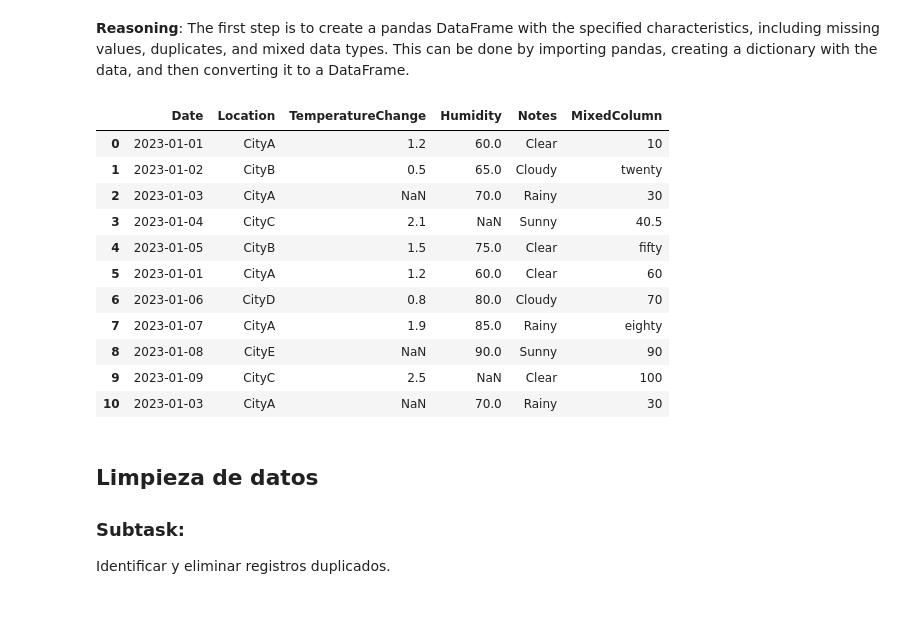
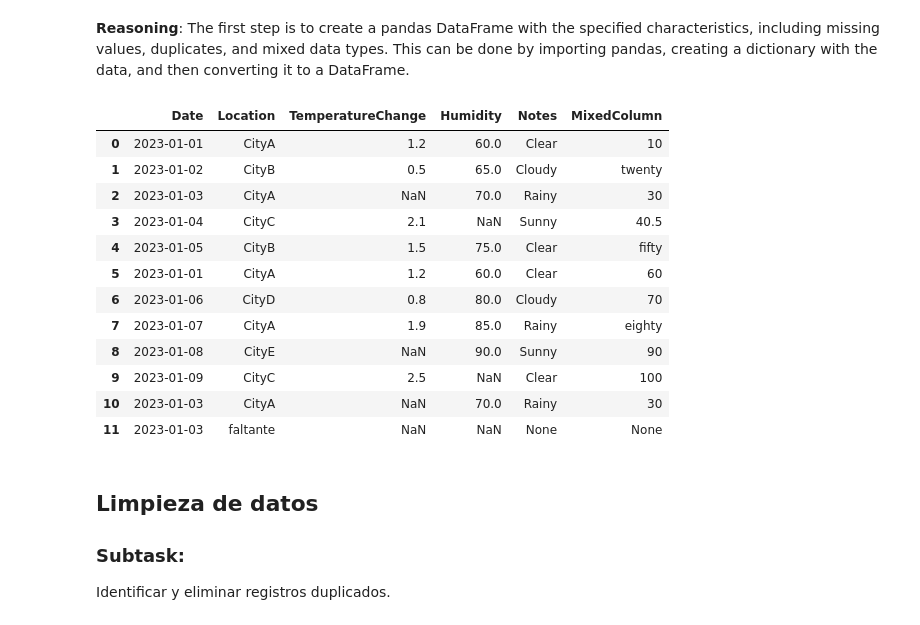
Before and after one commit to edilyrosa/Ccs-Datos-Py-Viernes, a Jupyter notebook: Untitled2.ipynb, the cells around one changed output. Drawn from its saved outputs; the diff is of its cells as text; code cells hidden in the pictures.

```diff
--- a/Untitled2.ipynb
+++ b/Untitled2.ipynb
@@ -12,45 +38,38 @@ Generar un DataFrame de pandas con datos de cambio de temperatura que incluya va
 **Reasoning**:
 The first step is to create a pandas DataFrame with the specified characteristics, including missing values, duplicates, and mixed data types. This can be done by importing pandas, creating a dictionary with the data, and then converting it to a DataFrame.
 # %%
+
 import pandas as pd
 import numpy as np
 
 data = {
-    'Date': ['2023-01-01', '2023-01-02', '2023-01-03', '2023-01-04', '2023-01-05',
-             '2023-01-01', '2023-01-06', '2023-01-07', '2023-01-08', '2023-01-09',
-             '2023-01-03'],
-    'Location': ['CityA', 'CityB', 'CityA', 'CityC', 'CityB',
-                 'CityA', 'CityD', 'CityA', 'CityE', 'CityC',
-                 'CityA'],
-    'TemperatureChange': [1.2, 0.5, None, 2.1, 1.5,
-                          1.2, 0.8, 1.9, None, 2.5,
-                          None],
-    'Humidity': [60, 65, 70, None, 75,
-                 60, 80, 85, 90, None,
-                 70],
-    'Notes': ['Clear', 'Cloudy', 'Rainy', 'Sunny', 'Clear',
-              'Clear', 'Cloudy', 'Rainy', 'Sunny', 'Clear',
-              'Rainy'],
-    'MixedColumn': [10, 'twenty', 30, 40.5, 'fifty',
-                   60, 70, 'eighty', 90, 100,
-                   30]
+    'Date': ['2023-01-01', '2023-01-02', '2023-01-03', '2023-01-04', '2023-01-05','2023-01-01', '2023-01-06',
+             '2023-01-07', '2023-01-08', '2023-01-09','2023-01-03', '2023-01-03'],
+    'Location': ['CityA', 'CityB', 'CityA', 'CityC', 'CityB', 'CityA', 'CityD', 'CityA', 'CityE', 'CityC', 'CityA', 'faltante'],
+    'TemperatureChange': [1.2, 0.5, None, 2.1, 1.5, 1.2, 0.8, 1.9, None, 2.5, None, None],
+    'Humidity': [60, 65, 70, None, 75, 60, 80, 85, 90, None, 70, None],
+    'Notes': ['Clear', 'Cloudy', 'Rainy', 'Sunny', 'Clear', 'Clear', 'Cloudy', 'Rainy', 'Sunny', 'Clear', 'Rainy', None],
+    'MixedColumn': [10, 'twenty', 30, 40.5, 'fifty', 60, 70, 'eighty', 90, 100, 30, None]
 }
 
+# 1. CREAMOS EL DATAFRAME
 df = pd.DataFrame(data)
+# 2. MOSTRAMOS EL DATAFRAME
 display(df)
 # %% [output]
 |  | Date | Location | TemperatureChange | Humidity | Notes | MixedColumn |
 | 0 | 2023-01-01 | CityA | 1.2 | 60.0 | Clear | 10 |
 | 1 | 2023-01-02 | CityB | 0.5 | 65.0 | Cloudy | twenty |
 | 2 | 2023-01-03 | CityA | NaN | 70.0 | Rainy | 30 |
 | 3 | 2023-01-04 | CityC | 2.1 | NaN | Sunny | 40.5 |
 | 4 | 2023-01-05 | CityB | 1.5 | 75.0 | Clear | fifty |
 | 5 | 2023-01-01 | CityA | 1.2 | 60.0 | Clear | 60 |
 | 6 | 2023-01-06 | CityD | 0.8 | 80.0 | Cloudy | 70 |
 | 7 | 2023-01-07 | CityA | 1.9 | 85.0 | Rainy | eighty |
 | 8 | 2023-01-08 | CityE | NaN | 90.0 | Sunny | 90 |
 | 9 | 2023-01-09 | CityC | 2.5 | NaN | Clear | 100 |
 | 10 | 2023-01-03 | CityA | NaN | 70.0 | Rainy | 30 |
+| 11 | 2023-01-03 | faltante | NaN | NaN | None | None |
 # %% [markdown]
 ## Limpieza de datos
 
```
Also changed, not shown: parts of 19 cells of this notebook.
